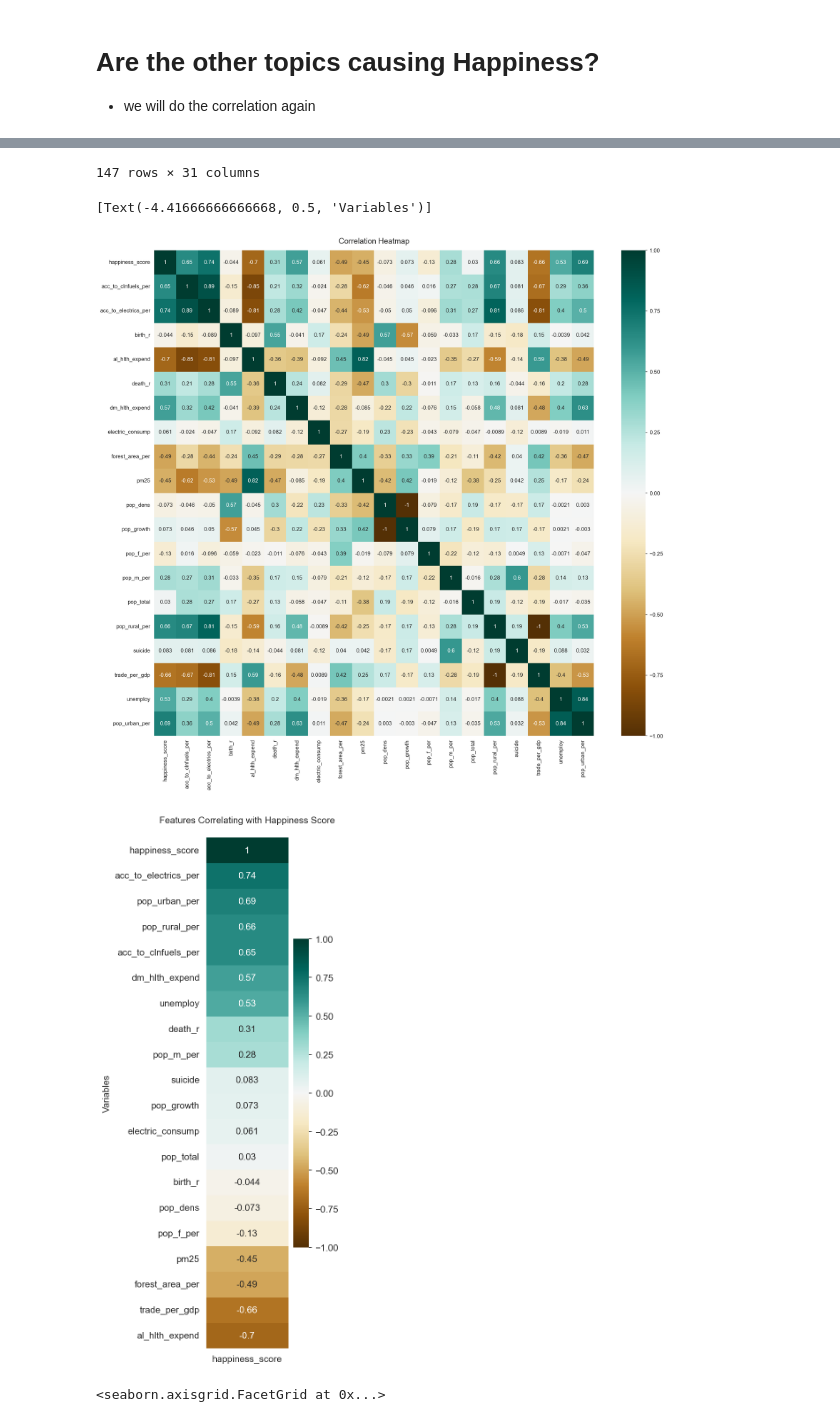
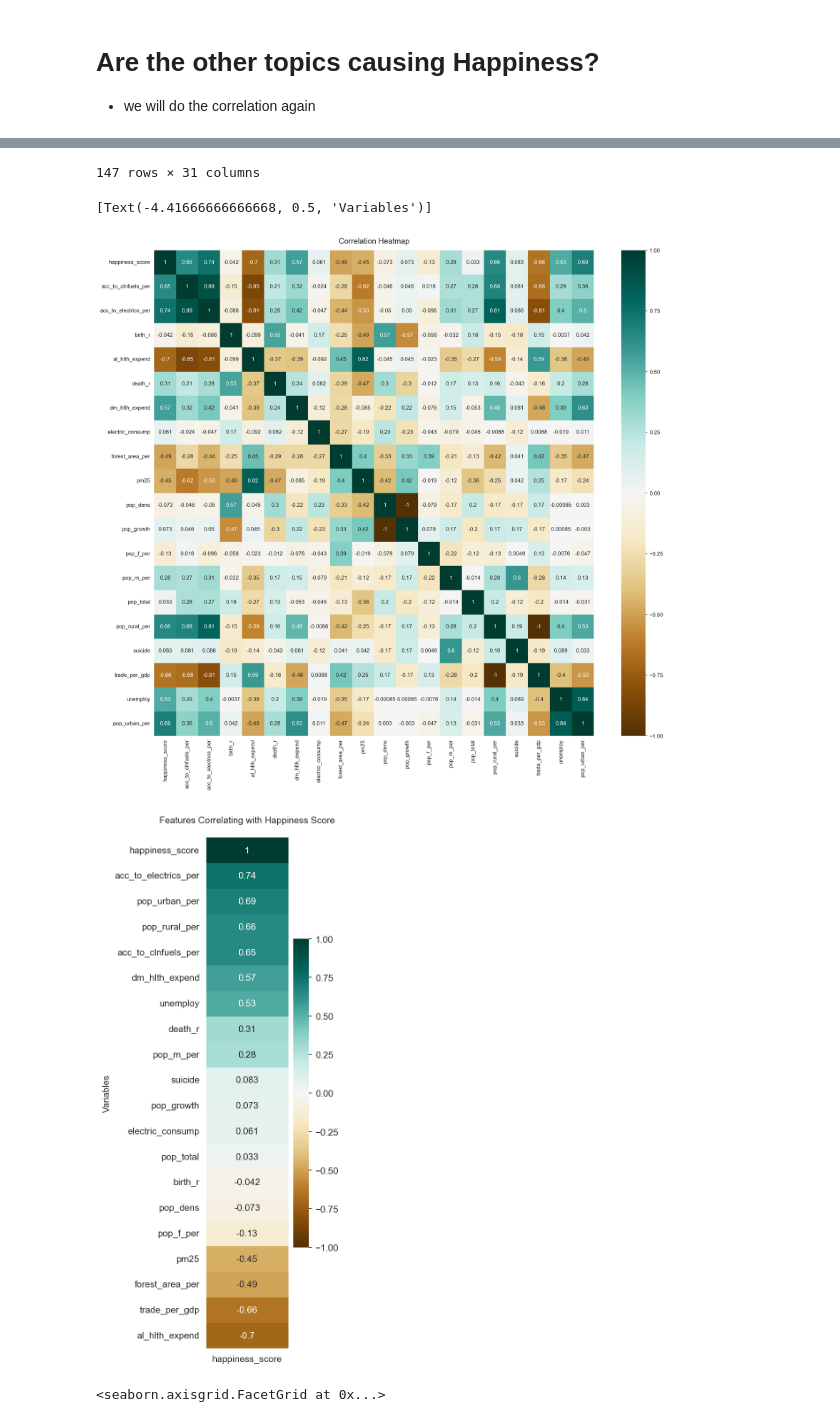
Before and after one commit to HikariJadeEmpire/TH_WLRD_Happiness_Project, a Jupyter notebook: WH_CodeSpace.ipynb, the cells around one changed output, grey strips where cells are left out. Drawn from its saved outputs; the diff is of its cells as text; code cells hidden in the pictures.

```diff
--- a/WH_CodeSpace.ipynb
+++ b/WH_CodeSpace.ipynb
@@ -148,7 +151,7 @@ display(df_ol)
 
 for i,name in enumerate(list(df)):
     if i > 2 :
-        df[name].fillna(df_ol.groupby(['country_name'])[name].transform('median'),inplace=True)
+        df[name].fillna(df.groupby(['country_name'])[name].transform('median'),inplace=True)
 
 df.info()
 # %% [output]
@@ -735,7 +741,7 @@ display(newdf_ol)
 
 for j,name in enumerate(list(new_df)):
     if j > 2 :
-        new_df[name].fillna(newdf_ol.groupby(['country_name'])[name].transform('median'),inplace=True)
+        new_df[name].fillna(new_df.groupby(['country_name'])[name].transform('median'),inplace=True)
 
 print(f" \n\n{'-'*4} DATA After clean {'-'*4}\n\n ")
 display(new_df.info())
@@ -773,50 +779,50 @@ None
 # %%
 # Prepare new DATA
 
-newdf_ol_mean = newdf_ol.groupby('country_name').apply(lambda x : x[['life_lad','gdp_per_cap','social_sup',
+newdf_mean = new_df.groupby('country_name').apply(lambda x : x[['life_lad','gdp_per_cap','social_sup',
     'health','life_choice','generosity','corruption','pos_aff','neg_aff','conf_in_gov','acc_to_clnfuels_per',
     'acc_to_electrics_per','birth_r','al_hlth_expend','death_r','dm_hlth_expend','electric_consump','forest_area_per',
     'pm25','pop_dens','pop_growth','pop_f_per','pop_m_per','pop_total','pop_rural_per','suicide','trade_per_gdp',
     'unemploy','pop_urban_per' ]].mean()).sort_values(by=['life_lad'],ascending=False).reset_index()
 
-newdf_ol_mean = pd.merge(df_w_overall[['Country','happiness_score']],newdf_ol_mean,left_on='Country',right_on='country_name',how='left').rename(columns={'Country':'country'}).drop(columns=['country_name'])
+newdf_mean = pd.merge(df_w_overall[['Country','happiness_score']],newdf_mean,left_on='Country',right_on='country_name',how='left').rename(columns={'Country':'country'}).drop(columns=['country_name'])
 
-display(newdf_ol_mean)
+display(newdf_mean)
 
 # Plot
 
 select = [ 'happiness_score','acc_to_clnfuels_per','acc_to_electrics_per','birth_r','al_hlth_expend','death_r','dm_hlth_expend',
     'electric_consump','forest_area_per','pm25','pop_dens','pop_growth','pop_f_per','pop_m_per','pop_total',
     'pop_rural_per','suicide','trade_per_gdp','unemploy','pop_urban_per']
 
-newdf_ol_mean = newdf_ol_mean.loc[ :,select ]
+newdf_mean = newdf_mean.loc[ :,select ]
 
 # heatmap
 plt.figure(figsize=(18, 16), dpi=150 )
 
-heatmap = sns.heatmap(newdf_ol_mean.corr(), vmin=-1, vmax=1, annot=True, cmap='BrBG' )
+heatmap = sns.heatmap(newdf_mean.corr(), vmin=-1, vmax=1, annot=True, cmap='BrBG' )
 heatmap.set_title('Correlation Heatmap', fontdict={'fontsize':14}, pad=12)
 
 # heatmap separated
 plt.figure(figsize=(2, 10), dpi=150 )
-heatmap = sns.heatmap(newdf_ol_mean.corr()[['happiness_score']].sort_values(by='happiness_score', ascending=False), vmin=-1, vmax=1, annot=True, cmap='BrBG' )
+heatmap = sns.heatmap(newdf_mean.corr()[['happiness_score']].sort_values(by='happiness_score', ascending=False), vmin=-1, vmax=1, annot=True, cmap='BrBG' )
 heatmap.set_title('Features Correlating with Happiness Score', fontdict={'fontsize':10}, pad=16)
 heatmap.set( ylabel='Variables')
 # %% [output]
 |  | country | happiness_score | life_lad | gdp_per_cap | social_sup | health | life_choice | generosity | ... |
 | 0 | Finland | 7.821 | 7.611299 | 10.753935 | 0.950494 | 70.325358 | 0.941380 | -0.001996 | ... |
 | 1 | Denmark | 7.636 | 7.658959 | 10.887545 | 0.955379 | 70.147000 | 0.942618 | 0.165917 | ... |
 | 2 | Iceland | 7.557 | 7.459697 | 10.878041 | 0.977832 | 71.816666 | 0.930586 | 0.255945 | ... |
 | 3 | Switzerland | 7.512 | 7.528177 | 11.127461 | 0.942772 | 71.978181 | 0.923328 | 0.094757 | ... |
 | 4 | Netherlands | 7.415 | 7.455590 | 10.891656 | 0.931476 | 71.126786 | 0.904320 | 0.273811 | ... |
 | ... | ... | ... | ... | ... | ... | ... | ... | ... | ... |
 | 142 | Rwanda* | 3.268 | NaN | NaN | NaN | NaN | NaN | NaN | ... |
 | 143 | Zimbabwe | 2.995 | 3.837182 | 8.086318 | 0.792329 | 48.448437 | 0.592836 | -0.100058 | ... |
 | 144 | Lebanon | 2.955 | 4.604197 | 9.672203 | 0.735715 | 65.657000 | 0.600895 | -0.011327 | ... |
 | 145 | Afghanistan | 2.404 | 3.505506 | 7.586585 | 0.504086 | 52.353846 | 0.508496 | 0.077007 | ... |
 | 146 | xx | NaN | NaN | NaN | NaN | NaN | NaN | NaN | ... |
 147 rows × 31 columns
 [Text(-4.41666666666668, 0.5, 'Variables')]
 [figure]
-[figure, old version]
+[figure, new version]
 # %%
```
Also changed, not shown: parts of 6 cells of this notebook.
